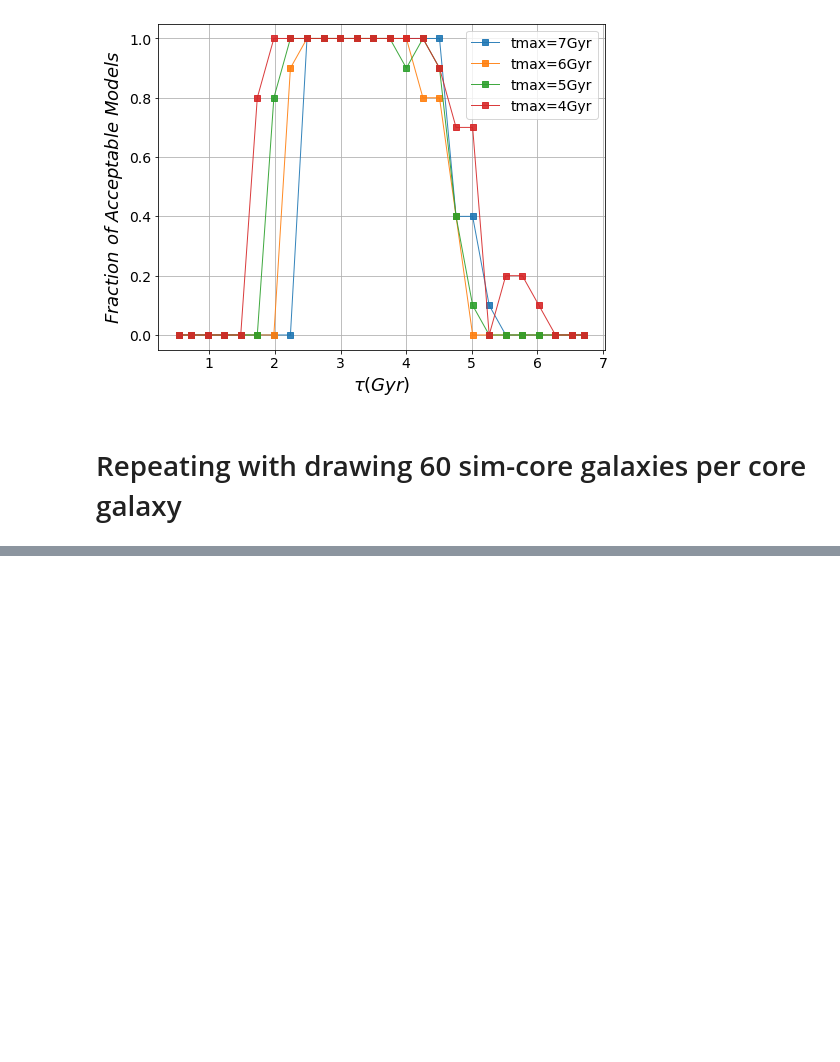
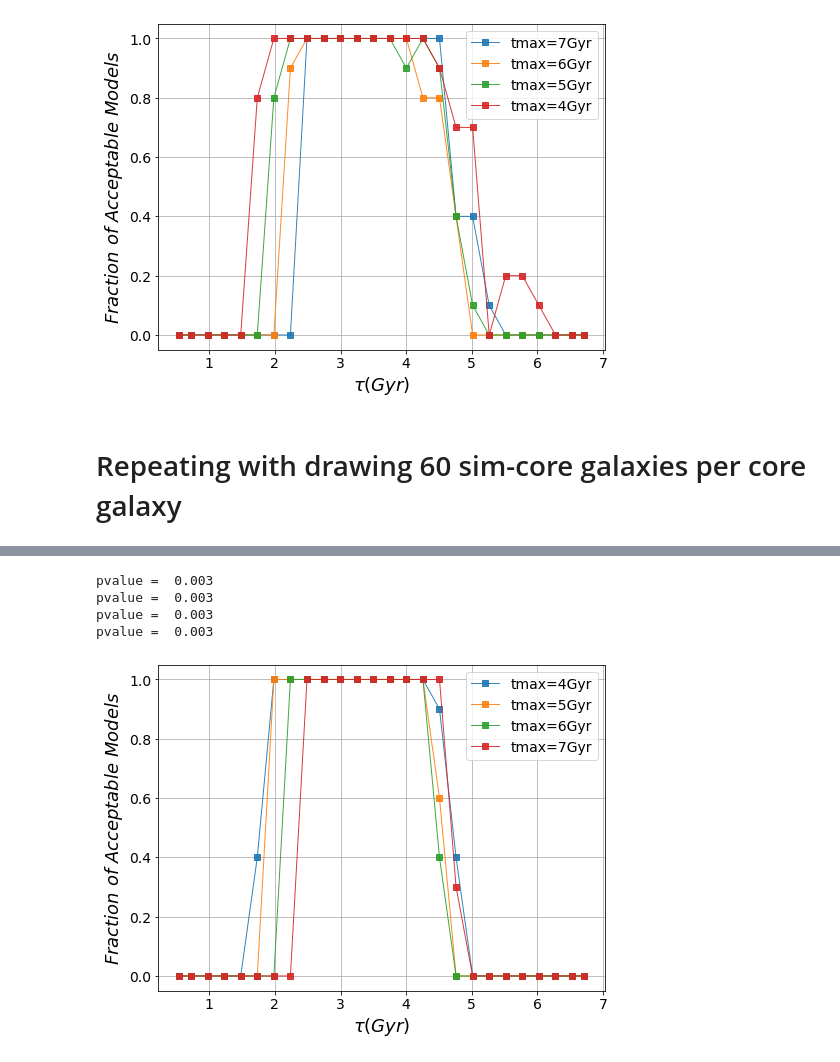
Before and after one commit to rfinn/LCS, a Jupyter notebook: notebooks/sfr-modeling-paper2.ipynb, the cells around one changed output, grey strips where cells are left out. Drawn from its saved outputs; the diff is of its cells as text; code cells hidden in the pictures; blank space fills up the shorter version.

```diff
--- a/notebooks/sfr-modeling-paper2.ipynb
+++ b/notebooks/sfr-modeling-paper2.ipynb
@@ -956,0 +983,23 @@ t3_ndraw60 = run_sim(taumax=7,nstep_tau=26,nrandom=10,nmassmatch=1,ndrawmass=60,
+# %%
+# plot results
+plt.figure(figsize=(8,6))
+inputs = [t4_ndraw60,t5_ndraw60,t6_ndraw60,t7_ndraw60]
+times = [4,5,6,7]
+for i,t in enumerate(inputs):
+    all_tau,all_boost,all_p_sfr,all_p_dsfr,fquench_sfr = t
+    k = plot_frac_below_pvalue_sfr(all_tau,all_p_sfr,times[i],pvalue=pcut,plotsingle=False,alpha=0.9)
+    pvalue = pcut
+plt.grid(b=True)
+plt.legend()
+plt.xlabel(r'$\tau (Gyr)$',fontsize=18)
+plt.ylabel(r'$Fraction \ of \ Acceptable \ Models$'.format(pvalue),fontsize=18)
+output = 'frac_pvalue_sfr_infall_alltmax-ndraw60.png'
+plt.savefig(output)
+output = 'frac_pvalue_sfr_infall_alltmax-ndraw60.pdf'
+plt.savefig(output)
+# %% [output]
+pvalue =  0.003
+pvalue =  0.003
+pvalue =  0.003
+pvalue =  0.003
+[figure, added]
```
Also changed, not shown: parts of 9 cells of this notebook, 1 other file.
